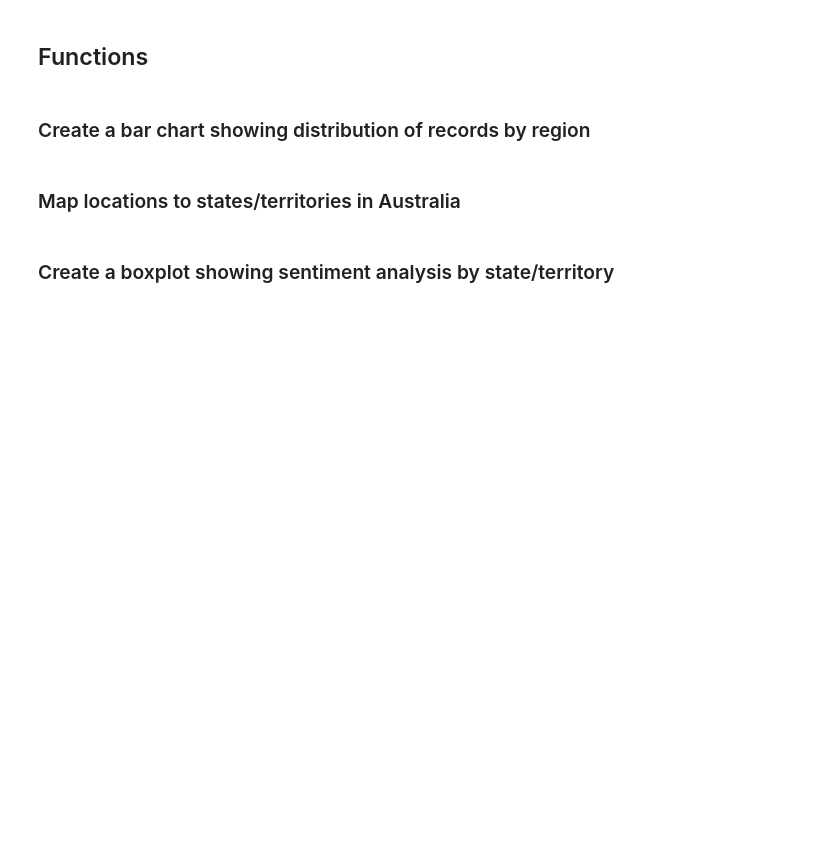
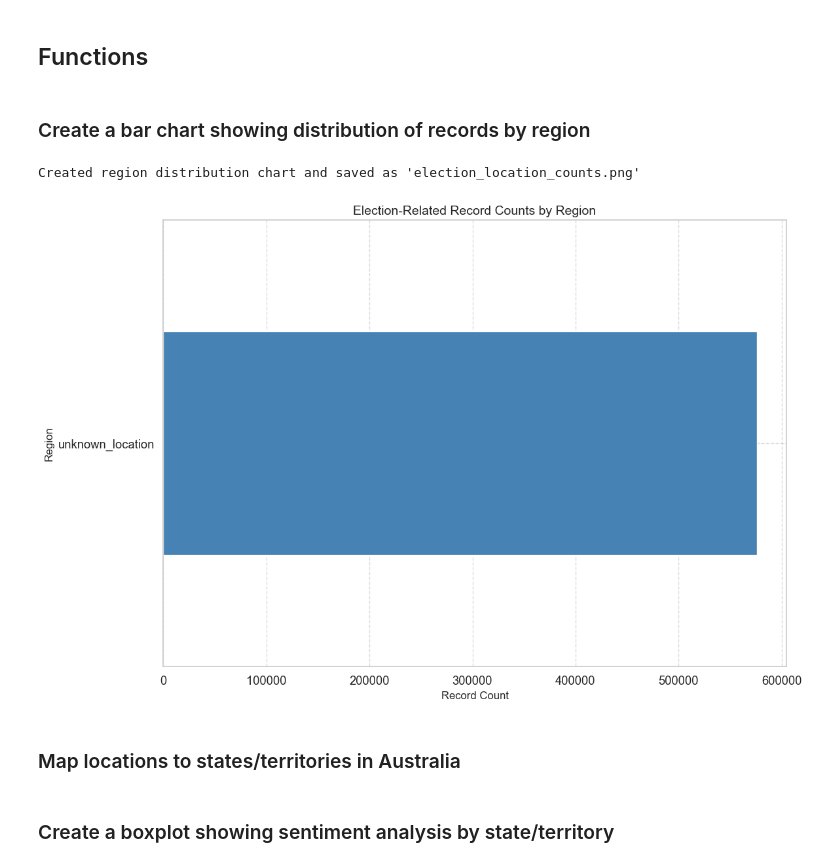
Before and after one commit to TheHQ98/social-media-analysis, a Jupyter notebook: frontend/politics.ipynb, the cells around one changed output. Drawn from its saved outputs; the diff is of its cells as text; code cells hidden in the pictures; blank space fills up the shorter version.

```diff
--- a/frontend/politics.ipynb
+++ b/frontend/politics.ipynb
@@ -744,6 +707,11 @@ def create_region_distribution_chart(df, output_filename='election_location_coun
     plt.tight_layout()
     plt.savefig(output_filename)
     print(f"\nCreated region distribution chart and saved as '{output_filename}'")
+# %%
+create_region_distribution_chart(au_politics_df)
+# %% [output]
+Created region distribution chart and saved as 'election_location_counts.png'
+[figure, added]
 # %% [markdown]
 ### Map locations to states/territories in Australia
 # %%
```
Also changed, not shown: parts of 26 cells of this notebook.
